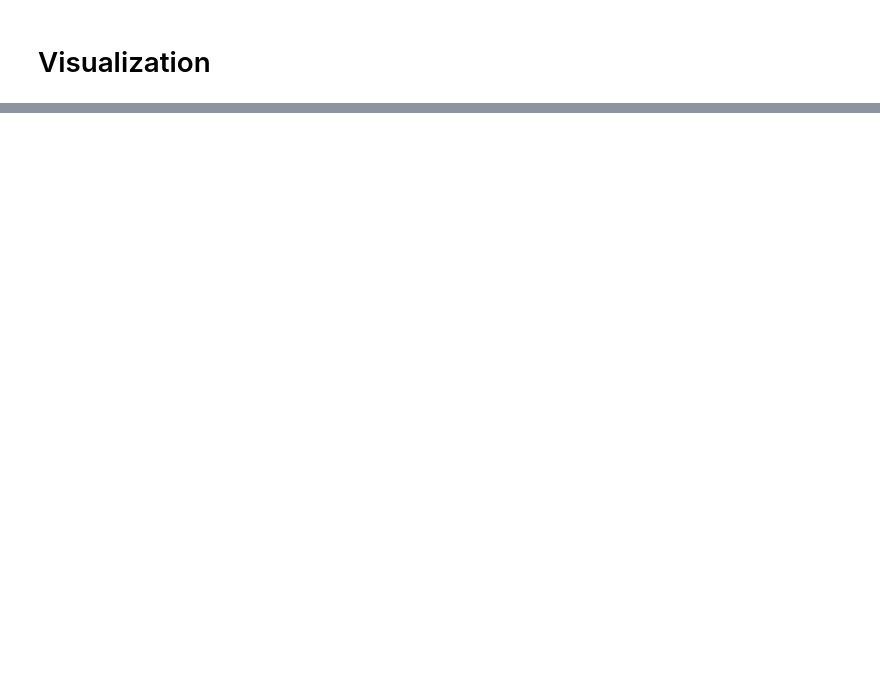
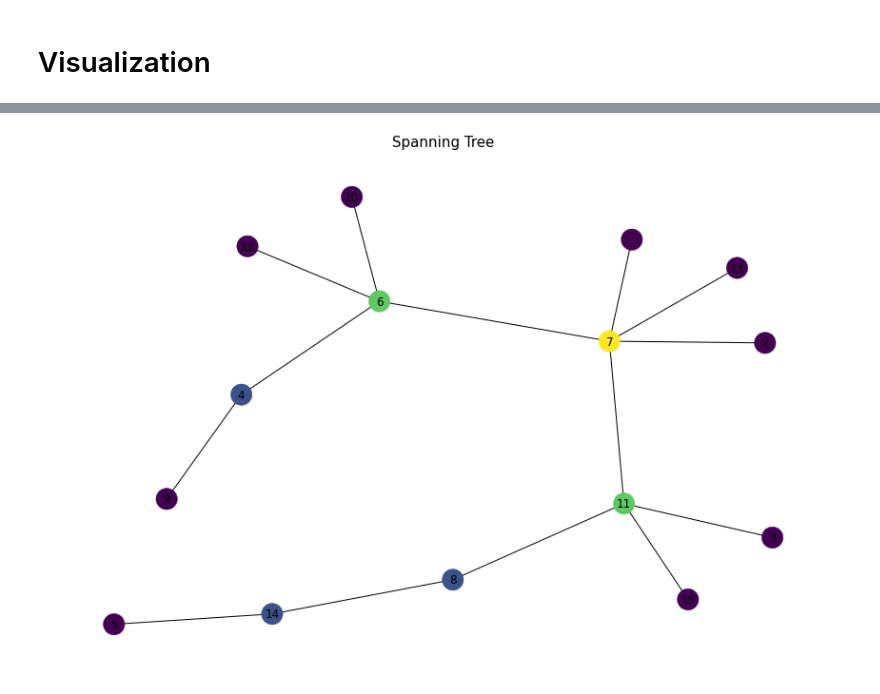
Before and after one commit to NwaObed/MA933, a Jupyter notebook: random_graphs.ipynb, the cells around one changed output, grey strips where cells are left out. Drawn from its saved outputs; the diff is of its cells as text; code cells hidden in the pictures; blank space fills up the shorter version.

```diff
--- a/random_graphs.ipynb
+++ b/random_graphs.ipynb
@@ -84,9 +85,15 @@ with open('./data/spanningTree.npy', 'rb') as f:
     f.close()
 
 #create a graph from the saved data
+#Connected graph
 CG = nx.Graph()
 ed = [tuple(edge) for edge in edges_CG] #transform the entries of the loaded data into a tuple
 CG.add_nodes_from(nodes)
 CG.add_edges_from(ed) #add all edges from the loaded data
+
+#Spanning Tree
+ST = nx.Graph()
+st_edge = ed = [tuple(edge) for edge in edges_ST] #transform the entries of the loaded data into a tuple
+ST.add_edges_from(st_edge) #add all edges from the loaded data
 # %% [markdown]
 # Visualization
@@ -99,0 +116,9 @@ nx.draw(CG,pos)
+# %%
+#Spanning tree
+
+plt.figure(figsize=(15,10))
+plt.title('Spanning Tree', fontsize='15')
+st_deg = nx.degree(ST)
+nx.draw(ST,node_color=list(dict(st_deg).values()), node_size=500, labels=node_label)
+# %% [output]
+[figure, added]
```
Also changed, not shown: parts of 38 cells of this notebook, 3 other files.
